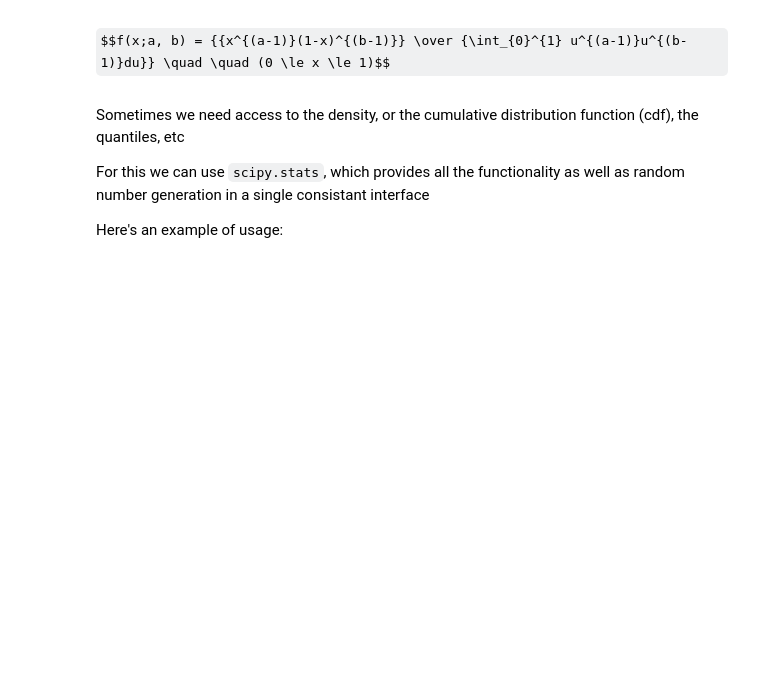
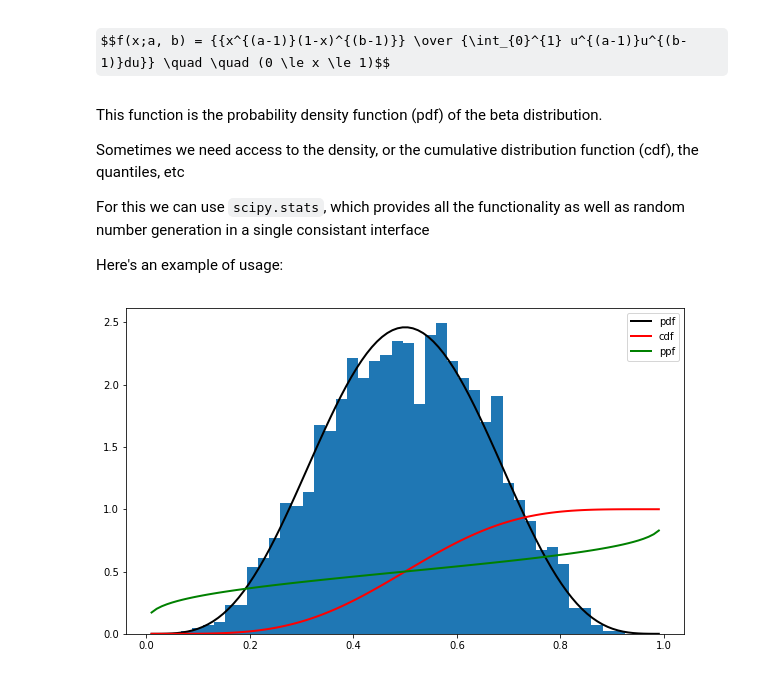
Before and after one commit to ryanmaclear/quantecon, a Jupyter notebook: 06_scipy.ipynb, the cells around one changed output. Saved outputs shown, nothing was run; the diff lists cells and outputs as text; code cells hidden in the pictures; some formulas as TeX source; blank space fills up the shorter version.

Commit message:
Working through scipy lecture - starting optimization

```diff
--- a/06_scipy.ipynb
+++ b/06_scipy.ipynb
@@ -45,8 +45,27 @@ This generates a draw from the distribution below when `a, b = 5, 5`
 # %% [markdown]
 $$f(x;a, b) = {{x^{(a-1)}(1-x)^{(b-1)}} \over {\int_{0}^{1} u^{(a-1)}u^{(b-1)}du}} \quad \quad (0 \le x \le 1)$$
 # %% [markdown]
+This function is the probability density function (pdf) of the beta distribution.
+
 Sometimes we need access to the density, or the cumulative distribution function (cdf), the quantiles, etc
 
 For this we can use `scipy.stats`, which provides all the functionality as well as random number generation in a single consistant interface
 
 Here's an example of usage:
+# %%
+from scipy.stats import beta
+import matplotlib.pyplot as plt
+
+q = beta(5,5)
+obs = q.rvs(2000)
+grid = np.linspace(0.01, 0.99, 100)
+
+fig, ax = plt.subplots(figsize=(10,6))
+ax.hist(obs, bins=40, normed=True)
+ax.plot(grid, q.pdf(grid), 'k-', linewidth=2, label='pdf')
+ax.plot(grid, q.cdf(grid), 'r-', linewidth=2, label='cdf')
+ax.plot(grid, q.ppf(grid), 'g-', linewidth=2, label='ppf')
+ax.legend()
+plt.show()
+# %% [output]
+[figure, added]
```
Also changed, not shown: parts of 37 cells of this notebook.
